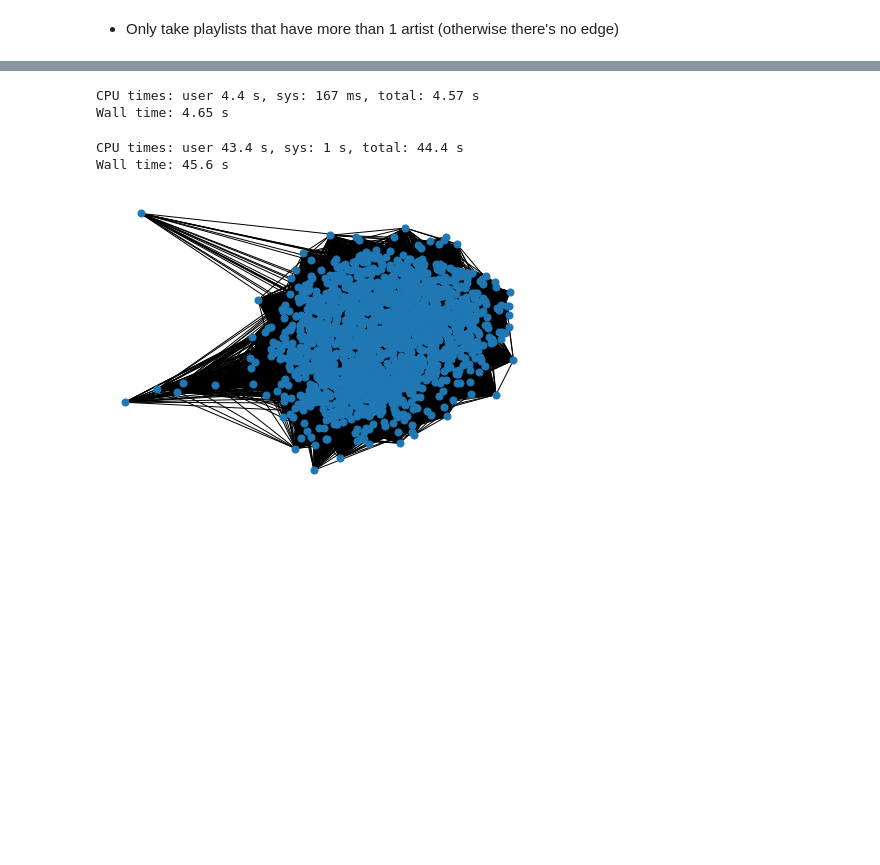
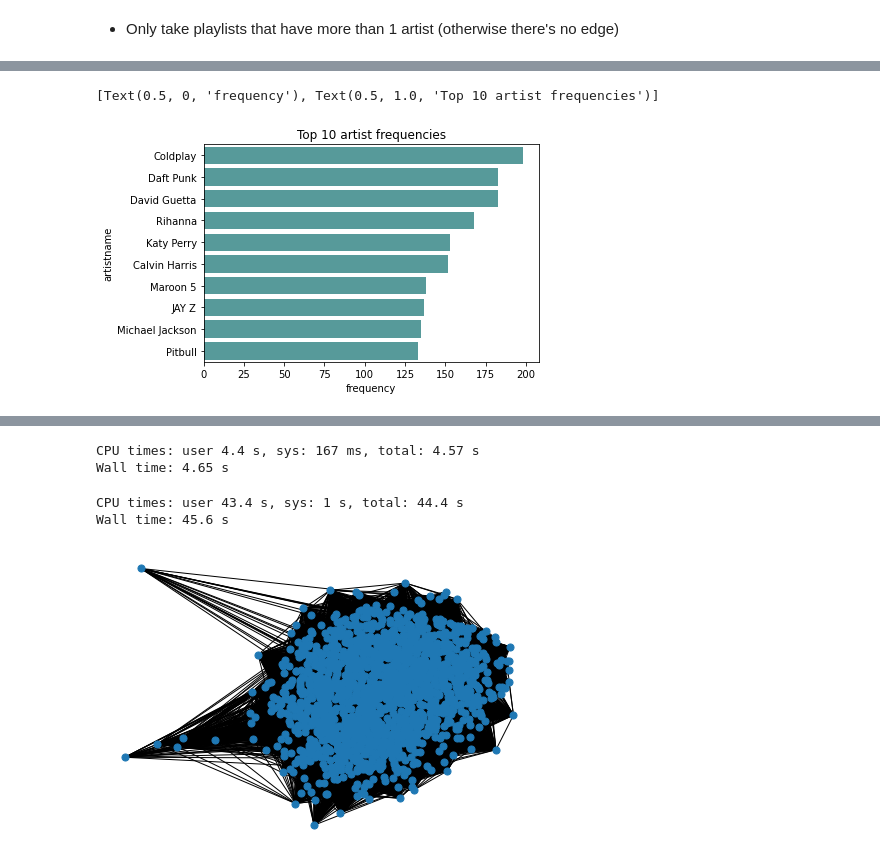
Before and after one commit to jli5064/Spotify, a Jupyter notebook: notebooks/practice.ipynb, the cells around one changed output, grey strips where cells are left out. Drawn from its saved outputs; the diff is of its cells as text; code cells hidden in the pictures; blank space fills up the shorter version.

```diff
--- a/notebooks/practice.ipynb
+++ b/notebooks/practice.ipynb
@@ -122 +124,10 @@ unq_play
+# %%
+top_10 = unq_play.sort_values(by = 'playlistname', ascending = False)[:10]
+f, ax = plt.subplots()
+sns.set_color_codes("pastel")
+sns.barplot(y="artistname", x="playlistname", data=top_10, orient = 'h', color = 'teal', alpha = .7)
+ax.set(xlabel = 'frequency', title = 'Top 10 artist frequencies')
+# %% [output]
+[Text(0.5, 0, 'frequency'), Text(0.5, 1.0, 'Top 10 artist frequencies')]
+[figure, added]
 # %%
```
Also changed, not shown: parts of 9 cells of this notebook, 2 other files.
